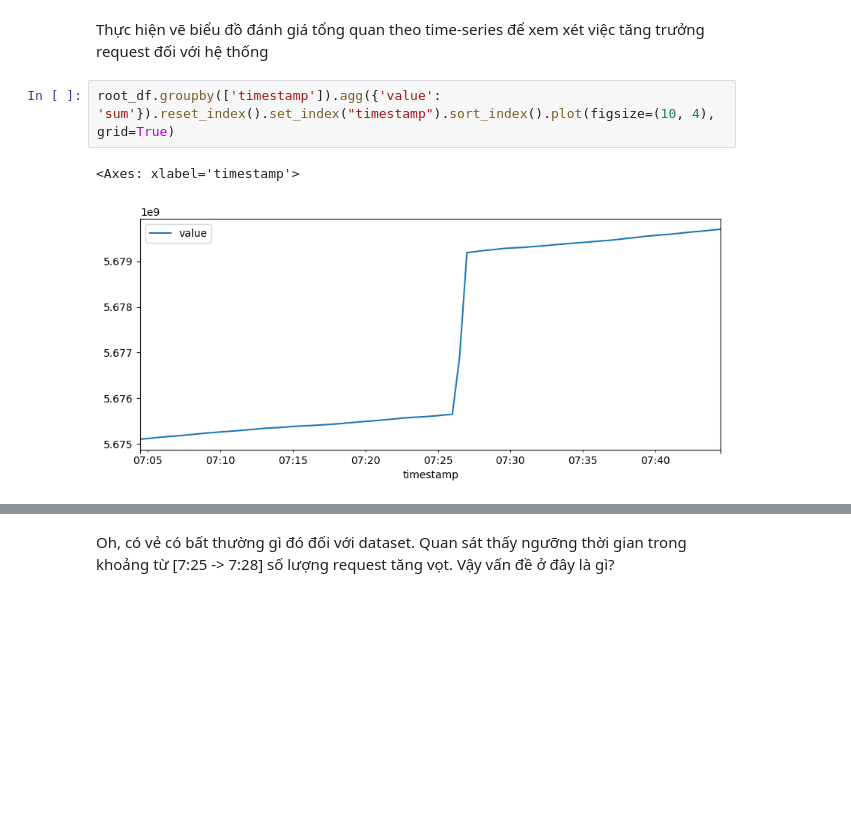
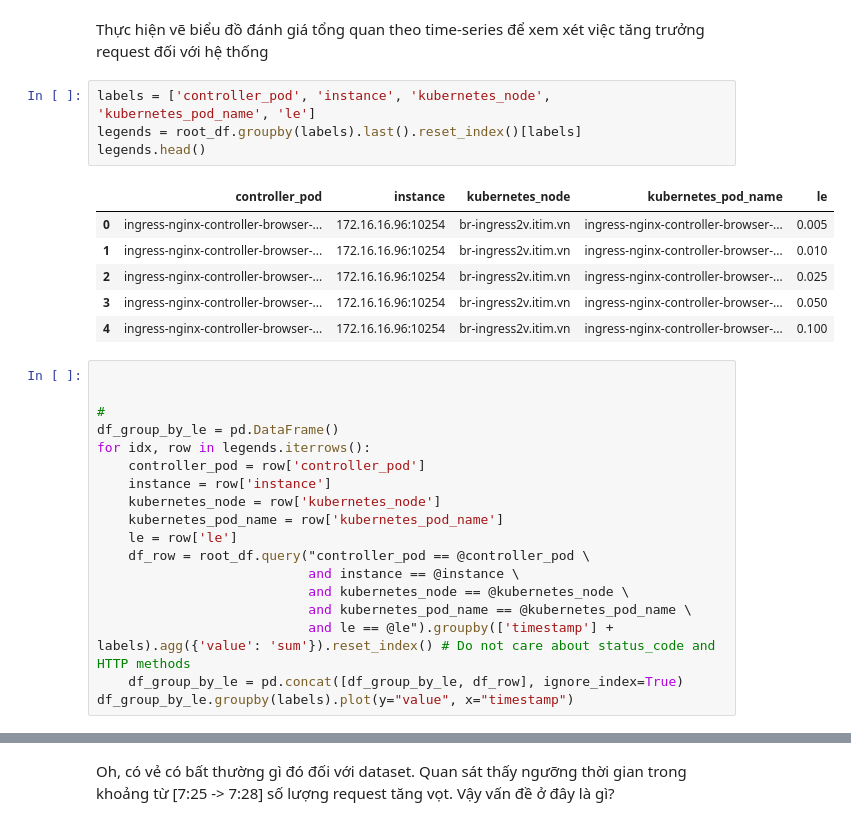
Before and after one commit to vuvietnguyenit/data_analystic, a Jupyter notebook: notebooks/analyze_fluctuatition_latency_http_v2.ipynb, the cells around one changed output, grey strips where cells are left out. Cells and saved outputs as stored; diff of their text form; blank space fills up the shorter version.

```diff
--- a/notebooks/analyze_fluctuatition_latency_http_v2.ipynb
+++ b/notebooks/analyze_fluctuatition_latency_http_v2.ipynb
@@ -72,8 +72,32 @@ Trên đây dataset liên quan đến thống kê truy cập từ client sau khi
 Đầu tiên sẽ thực hiện khám phá dataset đang xét xem có điều gì bất thường đối với tập dữ liệu đó không. Bởi dataset trên đang sử dụng cho mục đích phân tích dữ liệu liên quan đến latency của service. Nên giá trị cần lưu ý trong tập dữ liệu trên là **timestamp và value** sẽ ưu tiên để đánh giá những bất thường.
 # %% [markdown]
 Thực hiện vẽ biểu đồ đánh giá tổng quan theo time-series để xem xét việc tăng trưởng request đối với hệ thống
-# %%
-root_df.groupby(['timestamp']).agg({'value': 'sum'}).reset_index().set_index("timestamp").sort_index().plot(figsize=(10, 4), grid=True)
-# %% [output]
-<Axes: xlabel='timestamp'>
-[figure, removed]
+# %%
+labels = ['controller_pod', 'instance', 'kubernetes_node', 'kubernetes_pod_name', 'le']
+legends = root_df.groupby(labels).last().reset_index()[labels]
+legends.head()
+# %% [output]
+|  | controller_pod | instance | kubernetes_node | kubernetes_pod_name | le |
+| 0 | ingress-nginx-controller-browser-... | 172.16.16.96:10254 | br-ingress2v.itim.vn | ingress-nginx-controller-browser-... | 0.005 |
+| 1 | ingress-nginx-controller-browser-... | 172.16.16.96:10254 | br-ingress2v.itim.vn | ingress-nginx-controller-browser-... | 0.010 |
+| 2 | ingress-nginx-controller-browser-... | 172.16.16.96:10254 | br-ingress2v.itim.vn | ingress-nginx-controller-browser-... | 0.025 |
+| 3 | ingress-nginx-controller-browser-... | 172.16.16.96:10254 | br-ingress2v.itim.vn | ingress-nginx-controller-browser-... | 0.050 |
+| 4 | ingress-nginx-controller-browser-... | 172.16.16.96:10254 | br-ingress2v.itim.vn | ingress-nginx-controller-browser-... | 0.100 |
+# %%
+
+
+#
+df_group_by_le = pd.DataFrame()
+for idx, row in legends.iterrows():
+    controller_pod = row['controller_pod']
+    instance = row['instance']
+    kubernetes_node = row['kubernetes_node']
+    kubernetes_pod_name = row['kubernetes_pod_name']
+    le = row['le']
+    df_row = root_df.query("controller_pod == @controller_pod \
+                           and instance == @instance \
+                           and kubernetes_node == @kubernetes_node \
+                           and kubernetes_pod_name == @kubernetes_pod_name \
+                           and le == @le").groupby(['timestamp'] + labels).agg({'value': 'sum'}).reset_index() # Do not care about status_code and HTTP methods
+    df_group_by_le = pd.concat([df_group_by_le, df_row], ignore_index=True)
+df_group_by_le.groupby(labels).plot(y="value", x="timestamp")
```
Also changed, not shown: parts of 2 cells of this notebook.
